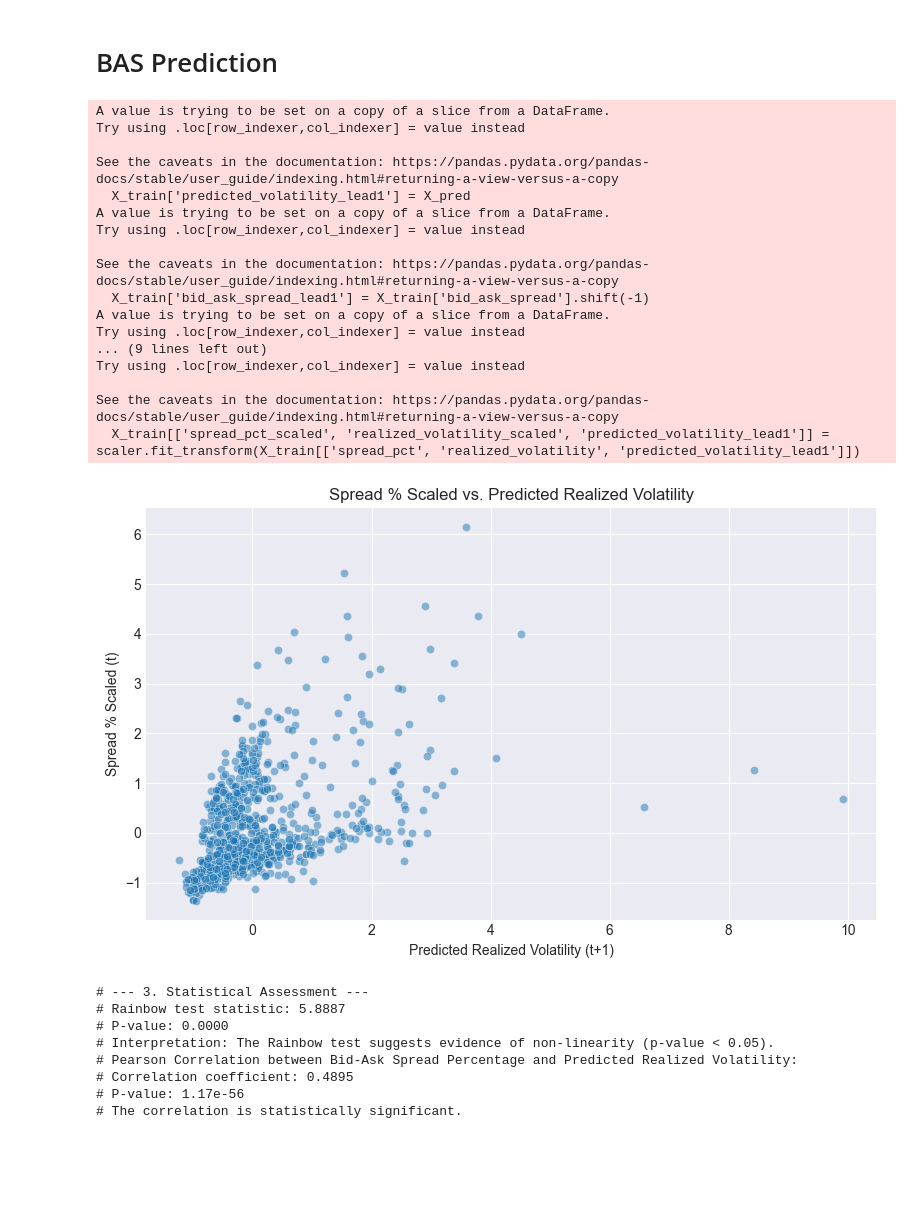
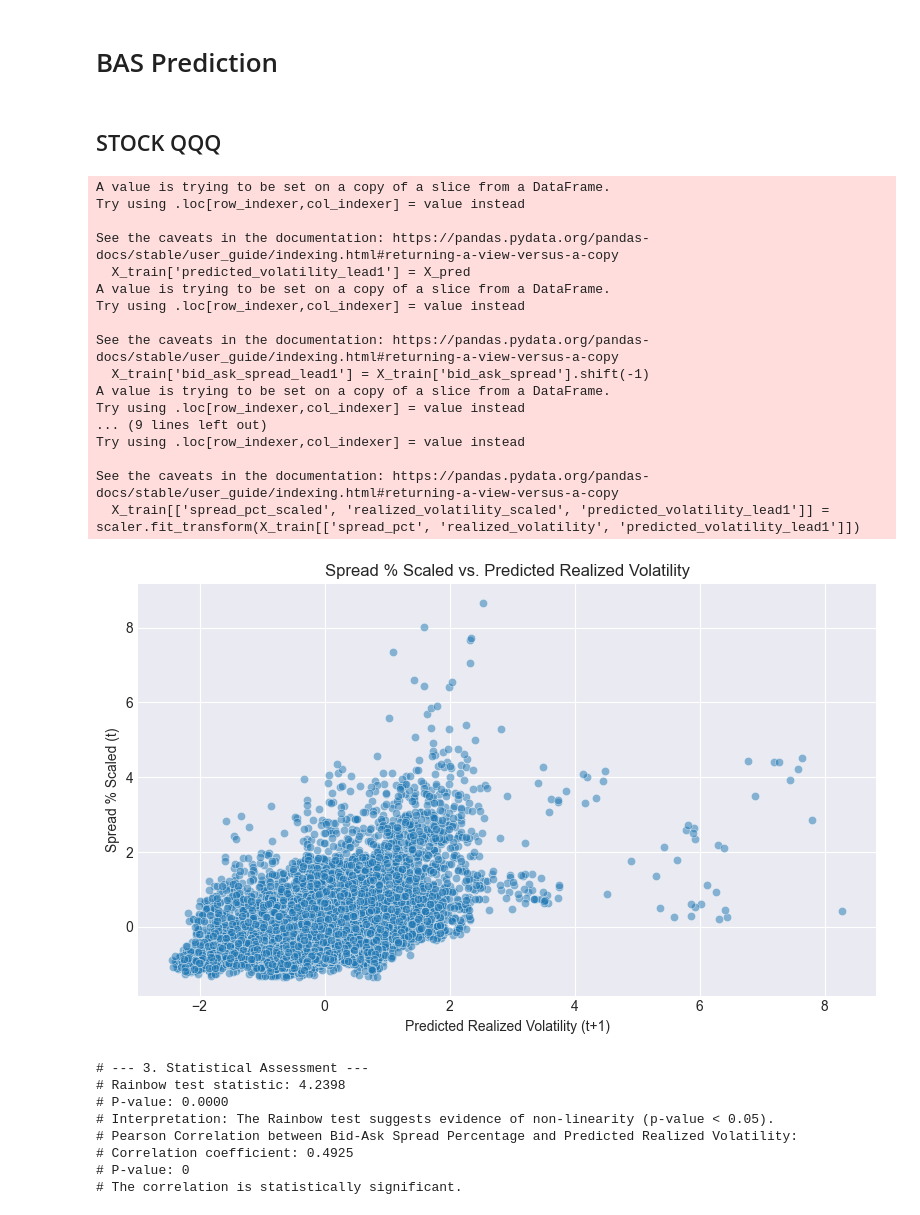
Before and after one commit to mofrui/volatility-analysis, a Jupyter notebook: research/BAS Prediction.ipynb, the cells around one changed output. Cells and saved outputs as stored; diff of their text form; code cells hidden in the pictures; blank space fills up the shorter version.

```diff
--- a/research/BAS Prediction.ipynb
+++ b/research/BAS Prediction.ipynb
@@ -390,5 +356,7 @@ plt.show()
 # %% [markdown]
 # BAS Prediction
+# %% [markdown]
+## STOCK QQQ
 # %%
 import pandas as pd
 import numpy as np
@@ -398,6 +366,23 @@ import statsmodels.api as sm
 from sklearn.linear_model import LinearRegression
 from statsmodels.stats.diagnostic import linear_rainbow
 from scipy.stats import pearsonr # Ensure this is imported at the top
+
+xgb_df['bucket_id_330s'] = xgb_df['seconds_in_bucket'] // 330
+agg_df = xgb_df.groupby(['time_id', 'bucket_id_330s']).agg({
+    "realized_volatility": "mean",
+    "wap": "mean",
+    "spread_pct": "mean",
+    "imbalance": "mean",
+    "depth_ratio": "mean",
+    "spread_variation": "mean",
+    "log_return": "mean",
+    "bid_ask_spread": "mean"
+}).reset_index()
+X = agg_df.drop(columns=["time_id", "bucket_id_330s", "realized_volatility"])
+cutoff = int(len(agg_df) * 0.8)
+
+X_train = X.iloc[:cutoff]
+X_test = X.iloc[cutoff:]
 
 X_pred = xgb_model.predict(X_train)
 X_train['predicted_volatility_lead1'] = X_pred
@@ -446,39 +431,39 @@ else:
 
     try:
         corr_coef_scipy, p_val_scipy = pearsonr(X_train_analysis['predicted_volatility_lead1'], X_train_analysis['spread_pct_scaled'])
         print(f"# Pearson Correlation between Bid-Ask Spread Percentage and Predicted Realized Volatility:")
         print(f"# Correlation coefficient: {corr_coef_scipy:.4f}")
         print(f"# P-value: {p_val_scipy:.4g}") # Using .4g for scientific notation if p-value is very small
         if p_val_scipy < 0.05:
             print("# The correlation is statistically significant.")
         else:
             print("# The correlation is not statistically significant.")
     except Exception as e:
         print(f"# Pearson correlation could not be computed: {e}")
 # %% [output]
 A value is trying to be set on a copy of a slice from a DataFrame.
 Try using .loc[row_indexer,col_indexer] = value instead
 
 See the caveats in the documentation: https://pandas.pydata.org/pandas-docs/stable/user_guide/indexing.html#returning-a-view-versus-a-copy
   X_train['predicted_volatility_lead1'] = X_pred
 A value is trying to be set on a copy of a slice from a DataFrame.
 Try using .loc[row_indexer,col_indexer] = value instead
 
 See the caveats in the documentation: https://pandas.pydata.org/pandas-docs/stable/user_guide/indexing.html#returning-a-view-versus-a-copy
   X_train['bid_ask_spread_lead1'] = X_train['bid_ask_spread'].shift(-1)
 A value is trying to be set on a copy of a slice from a DataFrame.
 Try using .loc[row_indexer,col_indexer] = value instead
 ... (9 lines left out)
 Try using .loc[row_indexer,col_indexer] = value instead
 
 See the caveats in the documentation: https://pandas.pydata.org/pandas-docs/stable/user_guide/indexing.html#returning-a-view-versus-a-copy
   X_train[['spread_pct_scaled', 'realized_volatility_scaled', 'predicted_volatility_lead1']] = scaler.fit_transform(X_train[['spread_pct', 'realized_volatility', 'predicted_volatility_lead1']])
-[figure, old version]
+[figure, new version]
 # --- 3. Statistical Assessment ---
-# Rainbow test statistic: 5.8887
+# Rainbow test statistic: 4.2398
 # P-value: 0.0000
 # Interpretation: The Rainbow test suggests evidence of non-linearity (p-value < 0.05).
 # Pearson Correlation between Bid-Ask Spread Percentage and Predicted Realized Volatility:
-# Correlation coefficient: 0.4895
-# P-value: 1.17e-56
+# Correlation coefficient: 0.4925
+# P-value: 0
 # The correlation is statistically significant.
```
Also changed, not shown: parts of 25 cells of this notebook.
